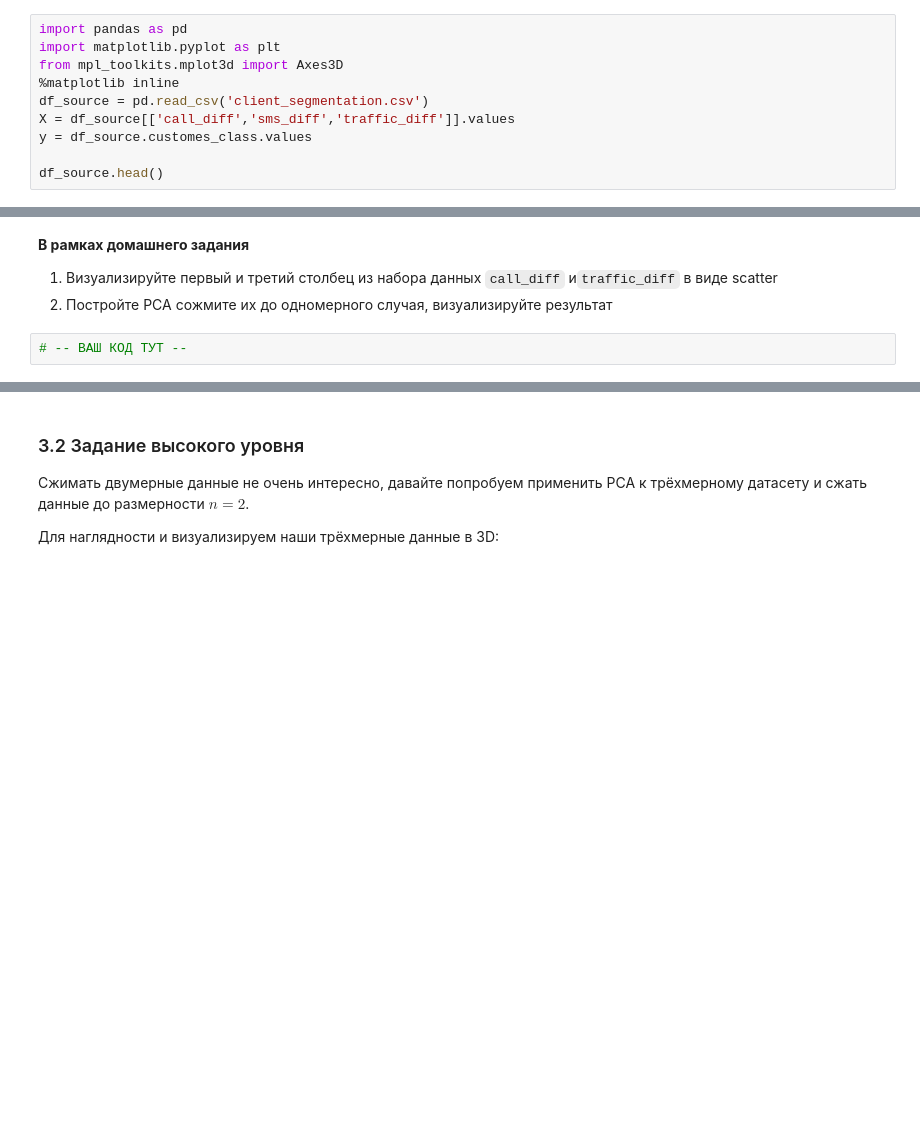
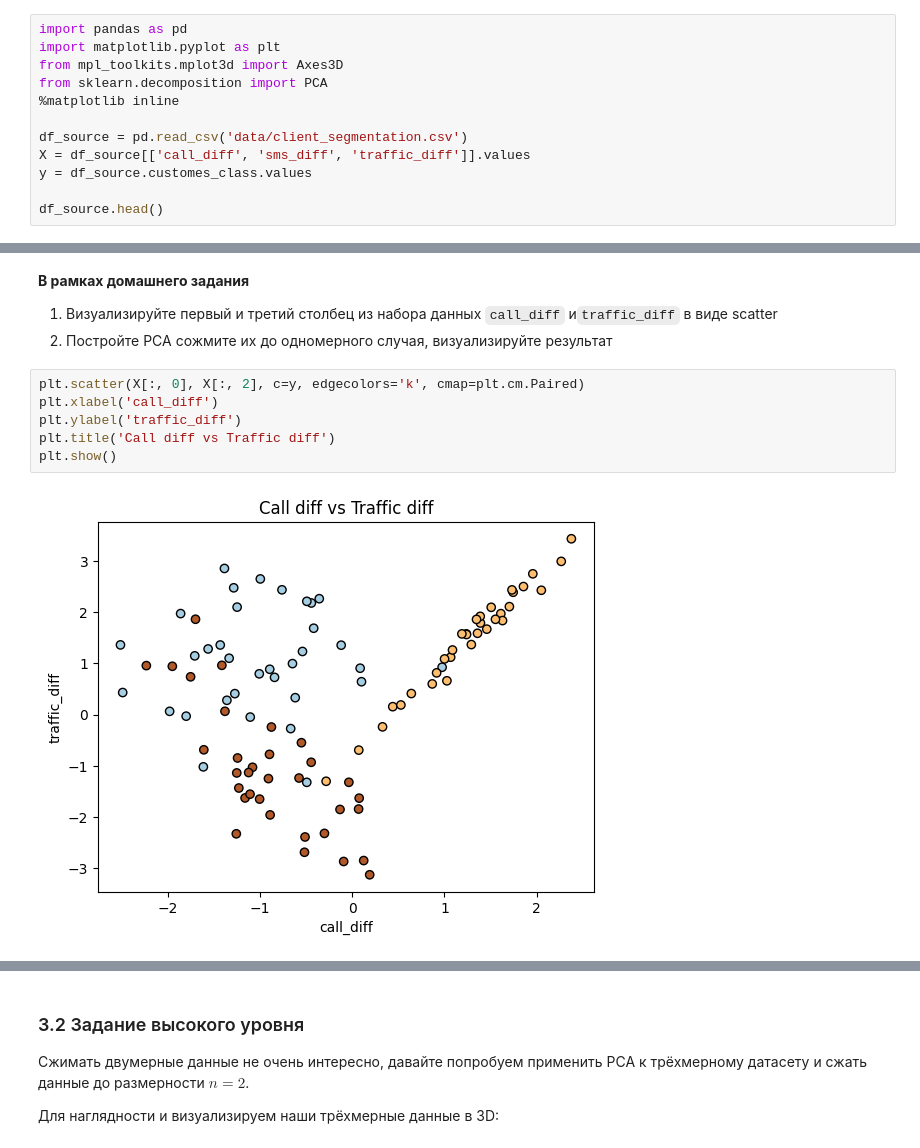
Before and after one commit to Andre-1970/Machine_learning_classical_algorithms_Sem4, a Jupyter notebook: 8_Homework_9_3.ipynb, the cells around one changed output, grey strips where cells are left out. Saved outputs shown, nothing was run; the diff lists cells and outputs as text; blank space fills up the shorter version.

```diff
--- a/8_Homework_9_3.ipynb
+++ b/8_Homework_9_3.ipynb
@@ -28,9 +28,11 @@ $$
 import pandas as pd
 import matplotlib.pyplot as plt
 from mpl_toolkits.mplot3d import Axes3D
+from sklearn.decomposition import PCA
 %matplotlib inline
-df_source = pd.read_csv('client_segmentation.csv')
-X = df_source[['call_diff','sms_diff','traffic_diff']].values
+
+df_source = pd.read_csv('data/client_segmentation.csv')
+X = df_source[['call_diff', 'sms_diff', 'traffic_diff']].values
 y = df_source.customes_class.values
 
 df_source.head()
@@ -46,5 +48,11 @@ df_source.head()
 
 1. Визуализируйте первый и третий столбец из набора данных `call_diff` и`traffic_diff` в виде scatter
 2. Постройте PCA  сожмите их до одномерного случая, визуализируйте результат
-# %%
-# -- ВАШ КОД ТУТ --
+# %%
+plt.scatter(X[:, 0], X[:, 2], c=y, edgecolors='k', cmap=plt.cm.Paired)
+plt.xlabel('call_diff')
+plt.ylabel('traffic_diff')
+plt.title('Call diff vs Traffic diff')
+plt.show()
+# %% [output]
+[figure, added]
```
Also changed, not shown: parts of 4 cells of this notebook, 6 other files.
